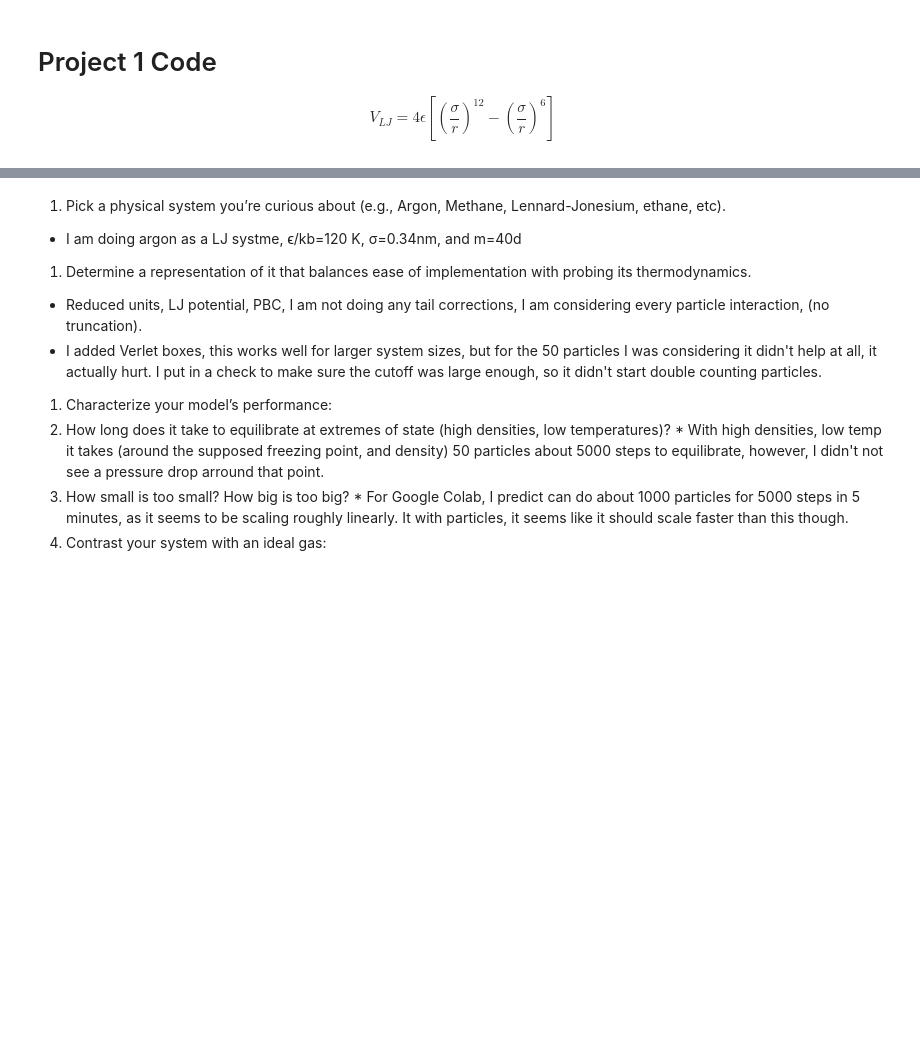
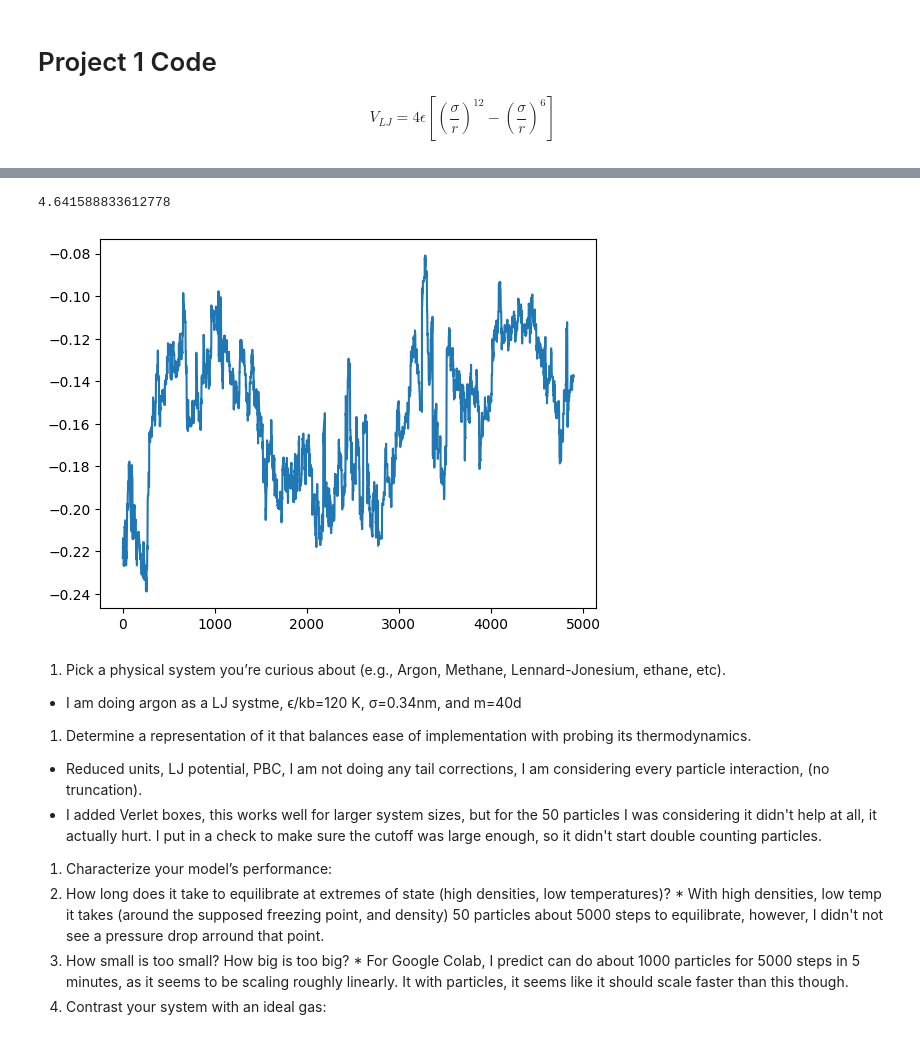
Before and after one commit to shawk17/563-shawk17, a Jupyter notebook: Project_1_offlattice_mc.ipynb, the cells around one changed output, grey strips where cells are left out. Drawn from its saved outputs; the diff is of its cells as text; code cells hidden in the pictures; blank space fills up the shorter version.

```diff
--- a/Project_1_offlattice_mc.ipynb
+++ b/Project_1_offlattice_mc.ipynb
@@ -30,15 +30,18 @@ class Particle():
   def __repr__(self):
     return f'{self.id}'
 # %%
-
-
 class Volume():
   def __init__(self,N=5,L=4,T=1.0, epsilon=120, sigma = 0.34, m = 40,dim=3, verlet_box_len = 3, use_cutoff = False):
-    self.verlet_box_num = max(1, int(L // verlet_box_len))
-    self.verlet_box_len = L / self.verlet_box_num
+
+    if not use_cutoff:
+      self.verlet_box_num = 1
+      self.verlet_box_len = L
+    else:
+      self.verlet_box_num = max(1, int(L // verlet_box_len))
+      self.verlet_box_len = L / self.verlet_box_num
     self.use_cutoff = use_cutoff
     self.neighbors = np.array(list(product([-1,0,1], repeat = dim)))
-    if self.verlet_box_num < 3:
+    if self.verlet_box_num < 3 and use_cutoff == True:
       print('Warning: The box is too small for verlet methods at that cutoff, will not use.')
       self.use_cutoff = False
 
@@ -52,7 +55,6 @@ class Volume():
 
     self.particles = []
     self.boxed_particles = create_empty_nested_list(self.dim, self.verlet_box_num)
-    self.boxed_particles
     for i in range(self.N):
       p = Particle(L, dim=dim, id = i)
       self.particles.append(p)
@@ -259,3 +261,20 @@ class Simulation():
       print(f'Acceptance: {self.accepted/steps};    Rejection: {self.rejected/steps}')
       print(f'Ending per particle energy {self.volume.E/self.volume.N:.4g}')
     return t2 - t1
+# %%
+# N/V = 0.5
+kb = 1.380649E-23 # J/K
+simulations = []
+durations = []
+Cvs = []
+Ls = [1.35]
+steps = [5000]
+Ts = [1]
+Ns = [50]
+pressure_steps = 1000
+for l,step in zip(Ls,steps):
+  sim = Simulation(move=0.1, N=Ns[-1], L=(Ns[-1]/0.5)**(1/3), T=1, seed = 2, epsilon=1,
+                   sigma=1, m=1, dim=3, verbose=True,verlet_box_len = .34*1, use_cutoff = False)
+  sim.run(step, move_gradient = None, pressure_steps=pressure_steps, keep_loc=False)
+
+print(sim.volume.boxed_particles)
@@ -262,3 +290,13 @@ class Simulation():
+# %%
+100**(1/3)
+# %% [output]
+4.641588833612778
+# %%
+plot_amount = 100
+plt.plot(sim.energies[plot_amount:])
+plt.show()
+# %% [output]
+[figure, added]
 # %% [markdown]
 1. Pick a physical system you’re curious about (e.g., Argon, Methane, Lennard-Jonesium, ethane, etc).
   * I am doing argon as a LJ systme, ϵ/kb=120 K, σ=0.34nm, and m=40d
```
Also changed, not shown: parts of 1 cell of this notebook.
